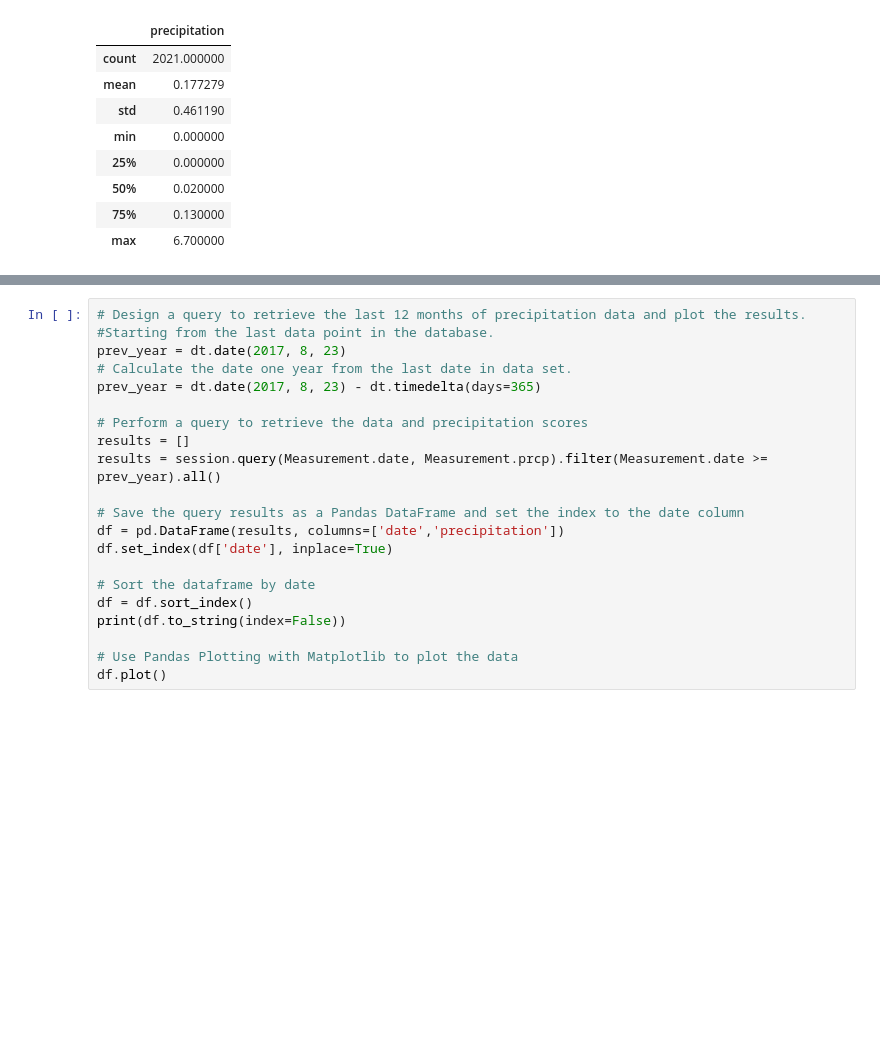
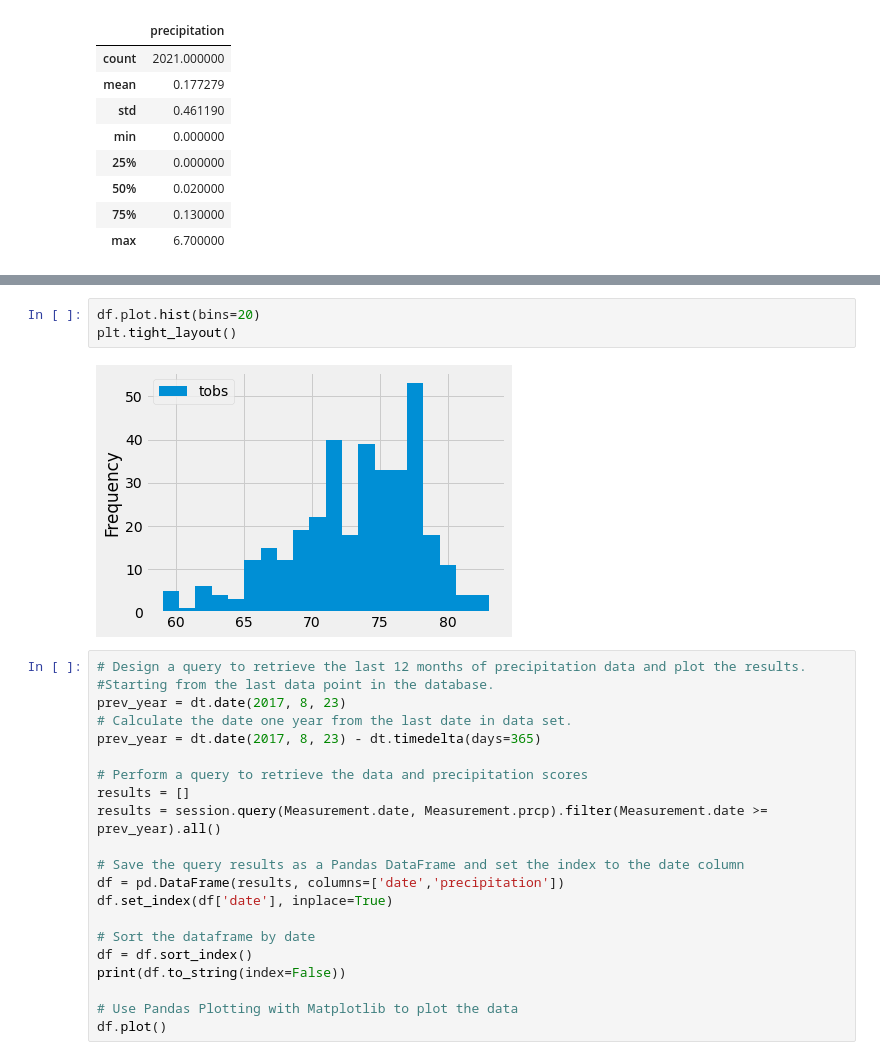
Before and after one commit to diianaesc/Surfs_up, a Jupyter notebook: climate_analysis.ipynb, the cells around one changed output, grey strips where cells are left out. Saved outputs shown, nothing was run; the diff lists cells and outputs as text; blank space fills up the shorter version.

```diff
--- a/climate_analysis.ipynb
+++ b/climate_analysis.ipynb
@@ -161,3 +228,8 @@ df.describe()
+# %%
+df.plot.hist(bins=20)
+plt.tight_layout()
+# %% [output]
+[figure, added]
 # %%
 # Design a query to retrieve the last 12 months of precipitation data and plot the results.
 #Starting from the last data point in the database.
```
Also changed, not shown: parts of 17 cells of this notebook.
